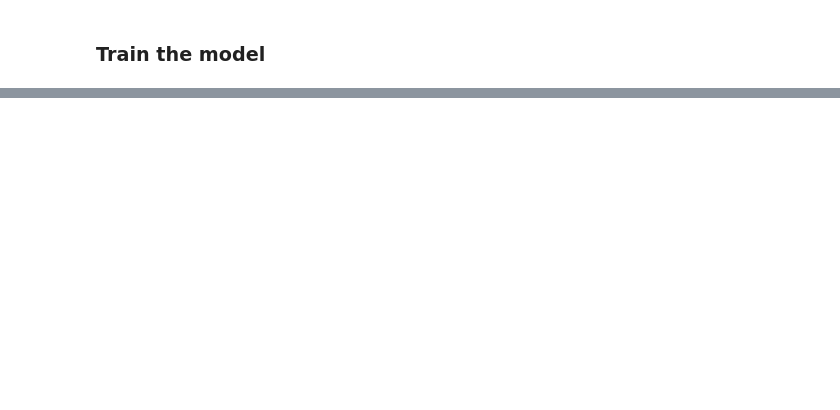
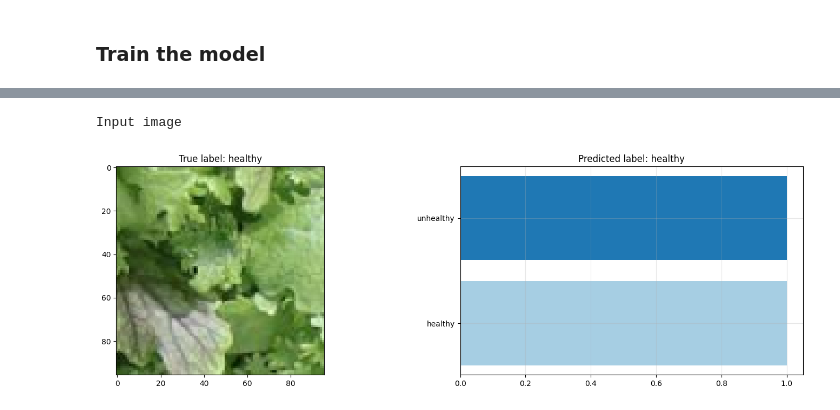
Before and after one commit to lorecampa/AN2DL_project, a Jupyter notebook: homework_01/index.ipynb, the cells around one changed output, grey strips where cells are left out. Drawn from its saved outputs; the diff is of its cells as text; code cells hidden in the pictures; blank space fills up the shorter version.

```diff
--- a/homework_01/index.ipynb
+++ b/homework_01/index.ipynb
@@ -333 +301,20 @@ plt.show()
 [figure]
+# %%
+
+# Choose a random image for visualization
+image = np.random.randint(0, len(X_test))
+
+# Display the input image, true label, and predicted label
+print('Input image')
+fig, (ax1, ax2) = plt.subplots(1, 2)
+fig.set_size_inches(18, 5)
+ax1.imshow(X_test[image])
+ax1.set_title('True label: ' + labels[y_test[image]])
+prediction = model.predict(np.expand_dims(X_test[image], axis=0), verbose=0)
+ax2.barh(list(labels.values()), np.squeeze(prediction, axis=0), color=plt.get_cmap('Paired').colors)
+ax2.set_title('Predicted label: ' + labels[np.argmax(prediction)])
+ax2.grid(alpha=0.3)
+plt.show()
+# %% [output]
+Input image
+[figure, added]
```
Also changed, not shown: parts of 8 cells of this notebook, 3 other files.
